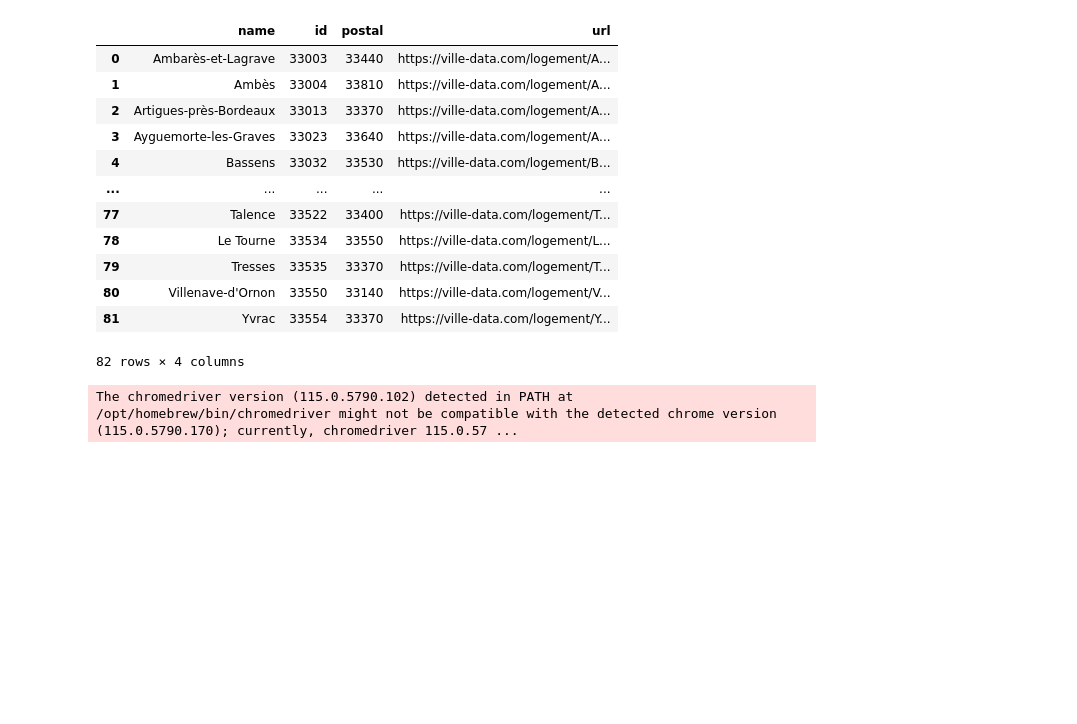
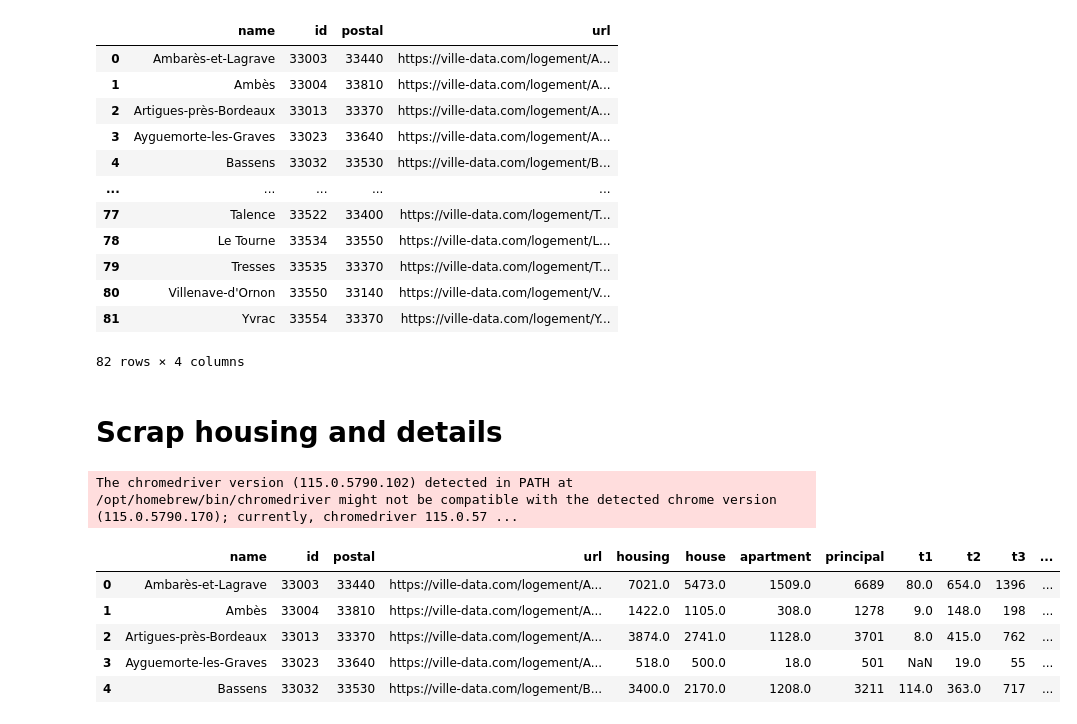
Before and after one commit to Naowak/CapitalEstates, a Jupyter notebook: scrap.ipynb, the cells around one changed output. Drawn from its saved outputs; the diff is of its cells as text; code cells hidden in the pictures; blank space fills up the shorter version.

```diff
--- a/scrap.ipynb
+++ b/scrap.ipynb
@@ -42,6 +45,8 @@ communes
 | 80 | Villenave-d'Ornon | 33550 | 33140 | https://ville-data.com/logement/V... |
 | 81 | Yvrac | 33554 | 33370 | https://ville-data.com/logement/Y... |
 82 rows × 4 columns
+# %% [markdown]
+# Scrap housing and details
 # %%
 from selenium import webdriver
 from selenium.webdriver.common.by import By
@@ -116,31 +121,39 @@ def extract_values():
     except:
         total_logements = None
         t1_logements = None
         t2_logements = None
         t3_logements = None
         t4_logements = None
         t5_plus_logements = None
 
     return {
         'housing': number_of_housing,
         'house': number_of_house,
         'apartment': number_of_apartment,
         'principal': total_logements,
         't1': t1_logements,
         't2': t2_logements,
         't3': t3_logements,
         't4': t4_logements,
         't5+': t5_plus_logements
     }
 
 def update_values(row):
     driver.get(row['url'])
     time.sleep(1)
     values = extract_values()
     for key, value in values.items():
         row[key] = value
     return row
 
 
+# Update values with selenium
 communes = communes.apply(update_values, axis=1)
-communes
+communes.head()
+# %% [output]
+|  | name | id | postal | url | housing | house | apartment | principal | t1 | t2 | t3 | ... |
+| 0 | Ambarès-et-Lagrave | 33003 | 33440 | https://ville-data.com/logement/A... | 7021.0 | 5473.0 | 1509.0 | 6689 | 80.0 | 654.0 | 1396 | ... |
+| 1 | Ambès | 33004 | 33810 | https://ville-data.com/logement/A... | 1422.0 | 1105.0 | 308.0 | 1278 | 9.0 | 148.0 | 198 | ... |
+| 2 | Artigues-près-Bordeaux | 33013 | 33370 | https://ville-data.com/logement/A... | 3874.0 | 2741.0 | 1128.0 | 3701 | 8.0 | 415.0 | 762 | ... |
+| 3 | Ayguemorte-les-Graves | 33023 | 33640 | https://ville-data.com/logement/A... | 518.0 | 500.0 | 18.0 | 501 | NaN | 19.0 | 55 | ... |
+| 4 | Bassens | 33032 | 33530 | https://ville-data.com/logement/B... | 3400.0 | 2170.0 | 1208.0 | 3211 | 114.0 | 363.0 | 717 | ... |
```
Also changed, not shown: parts of 10 cells of this notebook.
